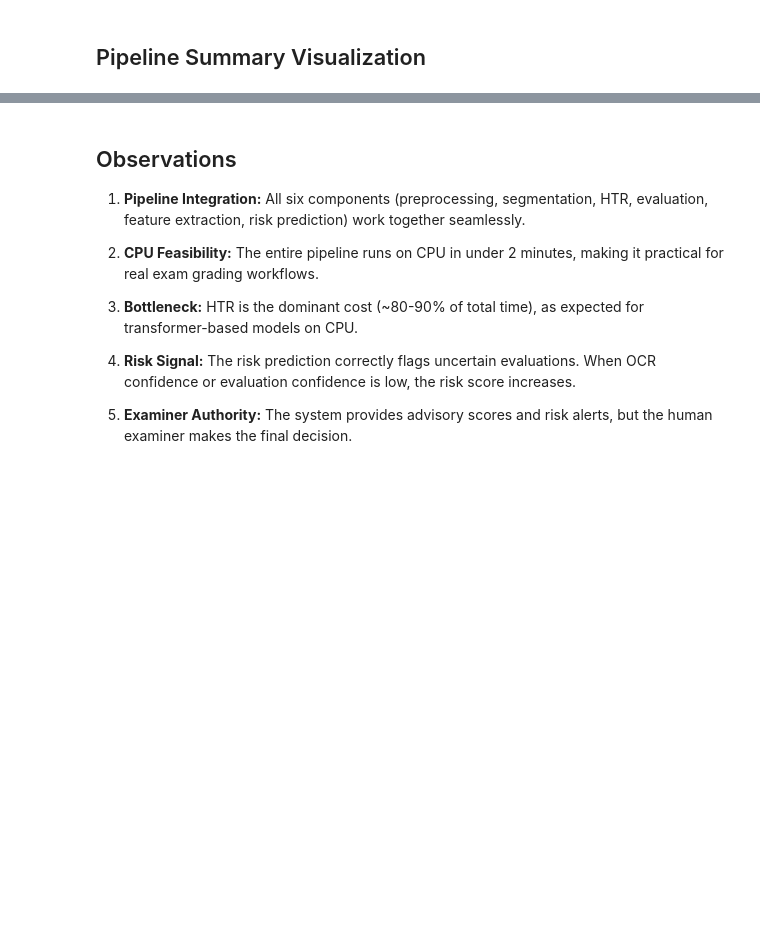
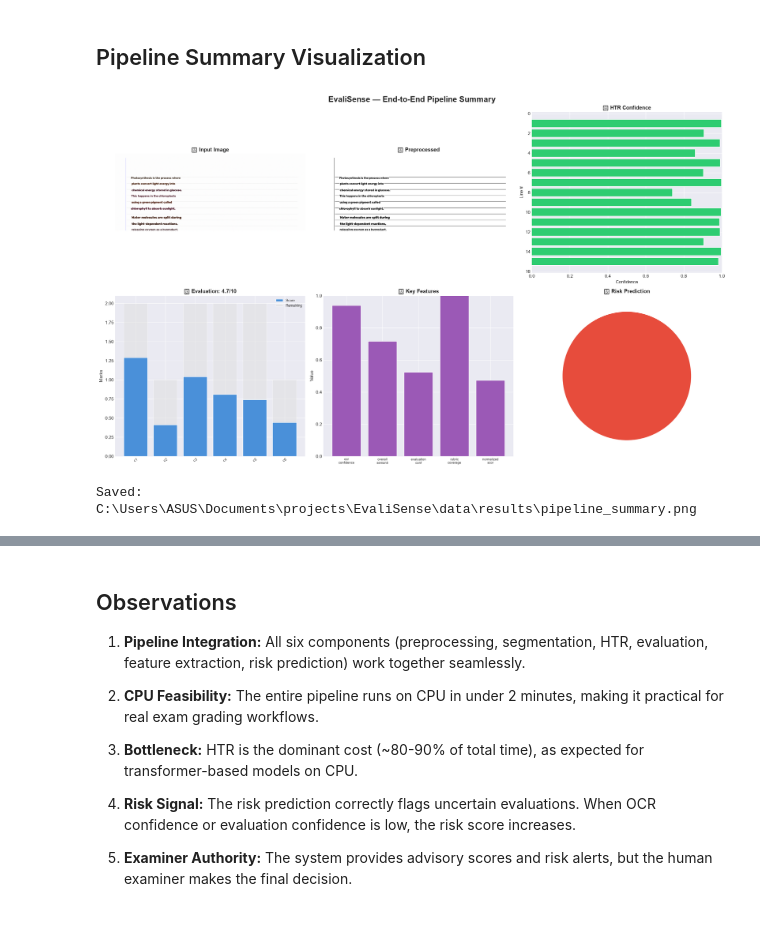
Before and after one commit to deekshithasrinivas22/EvaliSense, a Jupyter notebook: notebooks/07_full_pipeline_demo.ipynb, the cells around one changed output, grey strips where cells are left out. Saved outputs shown, nothing was run; the diff lists cells and outputs as text; code cells hidden in the pictures; blank space fills up the shorter version.

```diff
--- a/notebooks/07_full_pipeline_demo.ipynb
+++ b/notebooks/07_full_pipeline_demo.ipynb
@@ -135,8 +169,7 @@ t_eval = time.time() - t_eval_start
 
 print(f"✓ Evaluation: {t_eval:.2f}s")
 print(f"  Score: {eval_result.total_score:.1f} / {eval_result.max_score:.0f}")
-print(f"  Confidence: {eval_result.overall_confidence:.4f}")
+print(f"  Confidence: {eval_result.confidence:.4f}")
 print(f"\n  Criterion Breakdown:")
-for cr in eval_result.criteria_results:
-    d = cr.to_dict()
-    print(f"    [{d['criterion_id']}] {d['score']:.1f}/{d['max_marks']:.0f} (sim={d.get('similarity', 0):.3f})")
+for cr in eval_result.criterion_scores:
+    print(f"    [{cr.criterion_id}] {cr.awarded_marks:.1f}/{cr.max_marks:.0f} (sim={cr.semantic_similarity:.3f})")
@@ -249,12 +335,9 @@ ax.set_xlim(0, 1); ax.invert_yaxis()
 
 # 4. Evaluation scores by criterion
 ax = axes[1, 0]
-cr_ids, cr_scores, cr_max = [], [], []
-for cr in eval_result.criteria_results:
-    d = cr.to_dict()
-    cr_ids.append(d['criterion_id'])
-    cr_scores.append(d['score'])
-    cr_max.append(d['max_marks'])
+cr_ids = [cr.criterion_id for cr in eval_result.criterion_scores]
+cr_scores = [cr.awarded_marks for cr in eval_result.criterion_scores]
+cr_max = [cr.max_marks for cr in eval_result.criterion_scores]
 x = np.arange(len(cr_ids))
 ax.bar(x, cr_scores, color='#4A90D9', label='Score', edgecolor='white')
 ax.bar(x, [m - s for m, s in zip(cr_max, cr_scores)], bottom=cr_scores,
@@ -263,33 +346,36 @@ ax.set_xticks(x); ax.set_xticklabels(cr_ids, fontsize=8, rotation=30)
 ax.set_ylabel('Marks')
 ax.set_title(f'④ Evaluation: {eval_result.total_score:.1f}/{eval_result.max_score:.0f}',
              fontsize=12, fontweight='bold')
 ax.legend(fontsize=8)
 
 # 5. Key features
 ax = axes[1, 1]
 key_feat = ['ocr_confidence', 'overall_semantic_similarity',
             'evaluation_confidence', 'rubric_coverage', 'normalized_score']
 fdict = feature_vec.to_dict()
 vals = [fdict.get(f, 0) for f in key_feat]
 ax.bar(range(len(key_feat)), vals, color='#9B59B6', edgecolor='white')
 ax.set_xticks(range(len(key_feat)))
 ax.set_xticklabels([f.replace('_', '\n')[:15] for f in key_feat], fontsize=7)
 ax.set_ylim(0, 1); ax.set_ylabel('Value')
 ax.set_title('⑤ Key Features', fontsize=12, fontweight='bold')
 
 # 6. Risk gauge
 ax = axes[1, 2]
 risk_color = '#E74C3C' if risk_label == 'HIGH' else '#2ECC71'
 ax.pie([risk_prob, 1-risk_prob], colors=[risk_color, '#E0E0E0'],
        startangle=90, counterclock=False)
 ax.text(0, 0, f'{risk_label}\n{risk_prob:.1%}', ha='center', va='center',
         fontsize=16, fontweight='bold', color=risk_color)
 ax.set_title('⑥ Risk Prediction', fontsize=12, fontweight='bold')
 
 plt.tight_layout()
 plt.savefig(RESULTS_DIR / 'pipeline_summary.png', dpi=150, bbox_inches='tight')
 plt.show()
 print(f"Saved: {RESULTS_DIR / 'pipeline_summary.png'}")
+# %% [output]
+[figure, added]
+Saved: C:\Users\ASUS\Documents\projects\EvaliSense\data\results\pipeline_summary.png
 # %%
 total_time = t_preprocess + t_htr + t_eval + t_feat + t_pred
 
```
Also changed, not shown: parts of 9 cells of this notebook, 18 other files.
